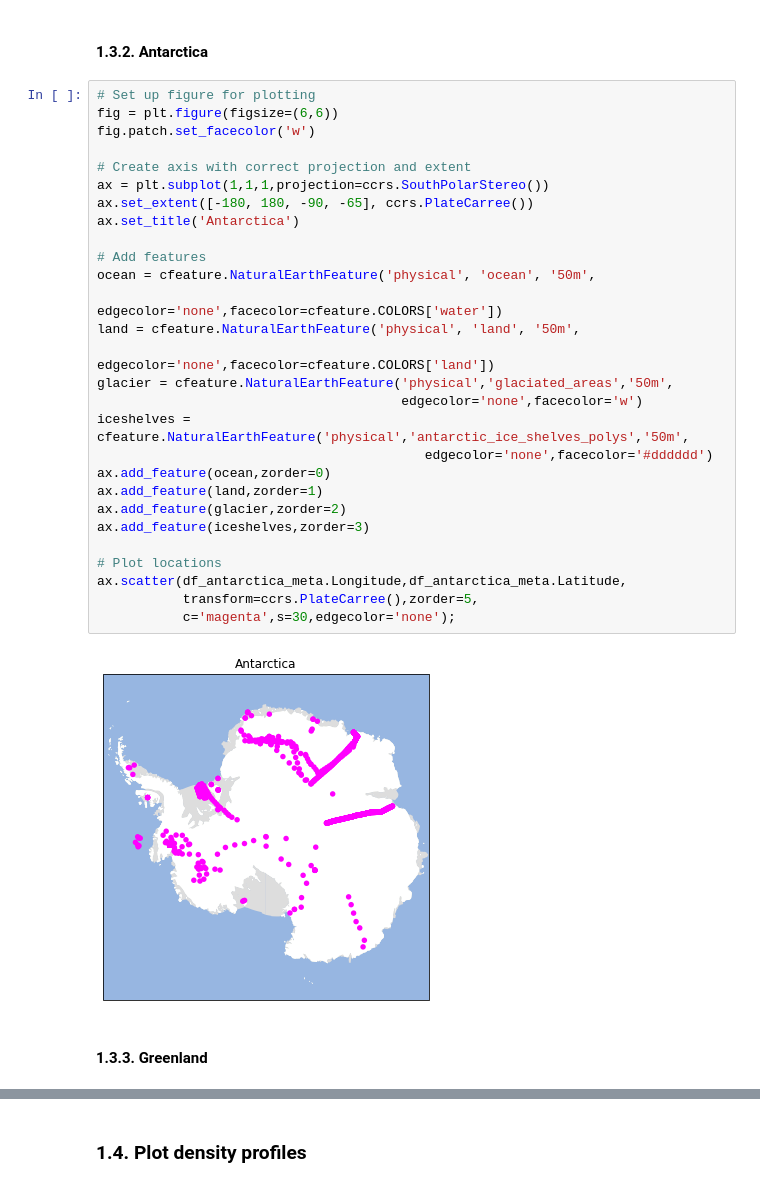
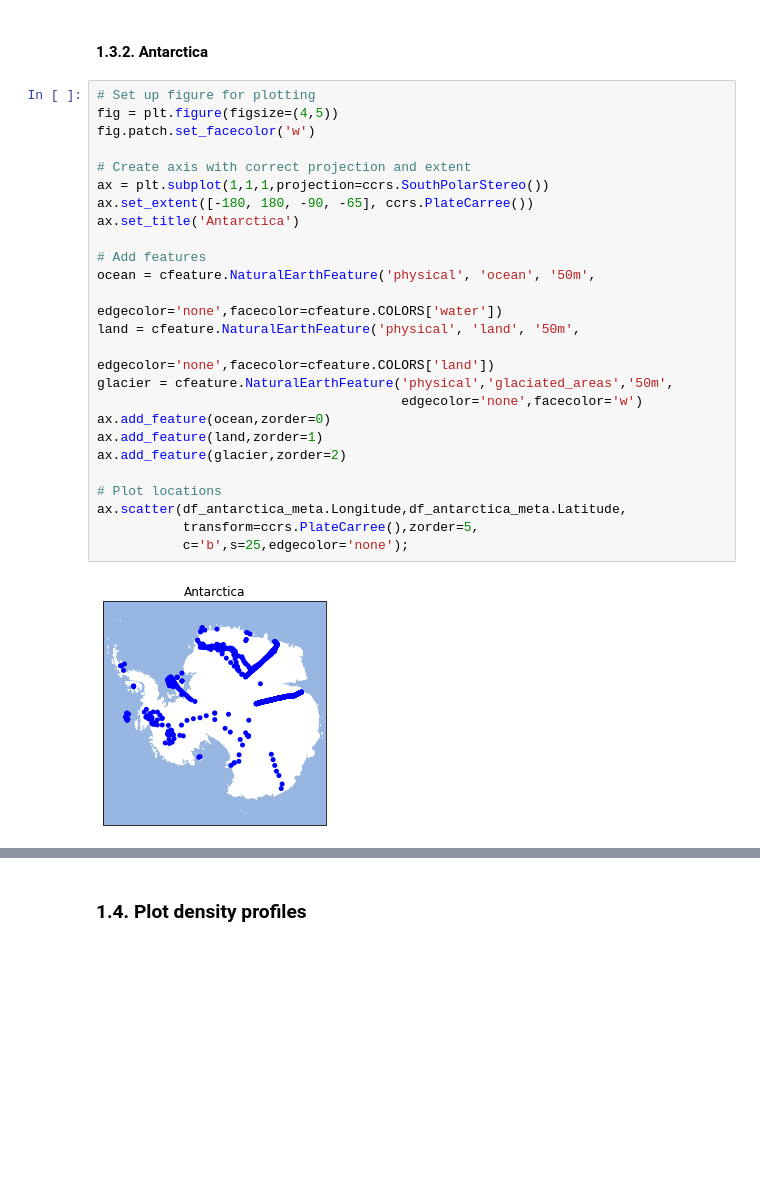
Before and after one commit to MeganTM/SUMMEDup2022, a Jupyter notebook: SUMMEDup_2022.ipynb, the cells around one changed output, grey strips where cells are left out. Cells and saved outputs as stored; diff of their text form; blank space fills up the shorter version.

```diff
--- a/SUMMEDup_2022.ipynb
+++ b/SUMMEDup_2022.ipynb
@@ -155,34 +155,29 @@ ax.scatter(df_meta.Longitude,df_meta.Latitude,transform=ccrs.PlateCarree(),
 # %% [markdown]
 #### 1.3.2. Antarctica
-# %%
-# Set up figure for plotting
-fig = plt.figure(figsize=(6,6))
-fig.patch.set_facecolor('w')
-
-# Create axis with correct projection and extent
-ax = plt.subplot(1,1,1,projection=ccrs.SouthPolarStereo())
-ax.set_extent([-180, 180, -90, -65], ccrs.PlateCarree())
-ax.set_title('Antarctica')
-
-# Add features
-ocean = cfeature.NaturalEarthFeature('physical', 'ocean', '50m',
-                                     edgecolor='none',facecolor=cfeature.COLORS['water'])
-land = cfeature.NaturalEarthFeature('physical', 'land', '50m',
-                                    edgecolor='none',facecolor=cfeature.COLORS['land'])
-glacier = cfeature.NaturalEarthFeature('physical','glaciated_areas','50m',
-                                       edgecolor='none',facecolor='w')
-iceshelves = cfeature.NaturalEarthFeature('physical','antarctic_ice_shelves_polys','50m',
-                                          edgecolor='none',facecolor='#dddddd')
-ax.add_feature(ocean,zorder=0)
-ax.add_feature(land,zorder=1)
-ax.add_feature(glacier,zorder=2)
-ax.add_feature(iceshelves,zorder=3)
-
-# Plot locations
-ax.scatter(df_antarctica_meta.Longitude,df_antarctica_meta.Latitude,
-           transform=ccrs.PlateCarree(),zorder=5,
-           c='magenta',s=30,edgecolor='none');
-# %% [output]
-[figure, removed]
-# %% [markdown]
-#### 1.3.3. Greenland
+# %%
+# Set up figure for plotting
+fig = plt.figure(figsize=(4,5))
+fig.patch.set_facecolor('w')
+
+# Create axis with correct projection and extent
+ax = plt.subplot(1,1,1,projection=ccrs.SouthPolarStereo())
+ax.set_extent([-180, 180, -90, -65], ccrs.PlateCarree())
+ax.set_title('Antarctica')
+
+# Add features
+ocean = cfeature.NaturalEarthFeature('physical', 'ocean', '50m',
+                                     edgecolor='none',facecolor=cfeature.COLORS['water'])
+land = cfeature.NaturalEarthFeature('physical', 'land', '50m',
+                                    edgecolor='none',facecolor=cfeature.COLORS['land'])
+glacier = cfeature.NaturalEarthFeature('physical','glaciated_areas','50m',
+                                       edgecolor='none',facecolor='w')
+ax.add_feature(ocean,zorder=0)
+ax.add_feature(land,zorder=1)
+ax.add_feature(glacier,zorder=2)
+
+# Plot locations
+ax.scatter(df_antarctica_meta.Longitude,df_antarctica_meta.Latitude,
+           transform=ccrs.PlateCarree(),zorder=5,
+           c='b',s=25,edgecolor='none');
+# %% [output]
+[figure, added]
```
Also changed, not shown: parts of 11 cells of this notebook.
